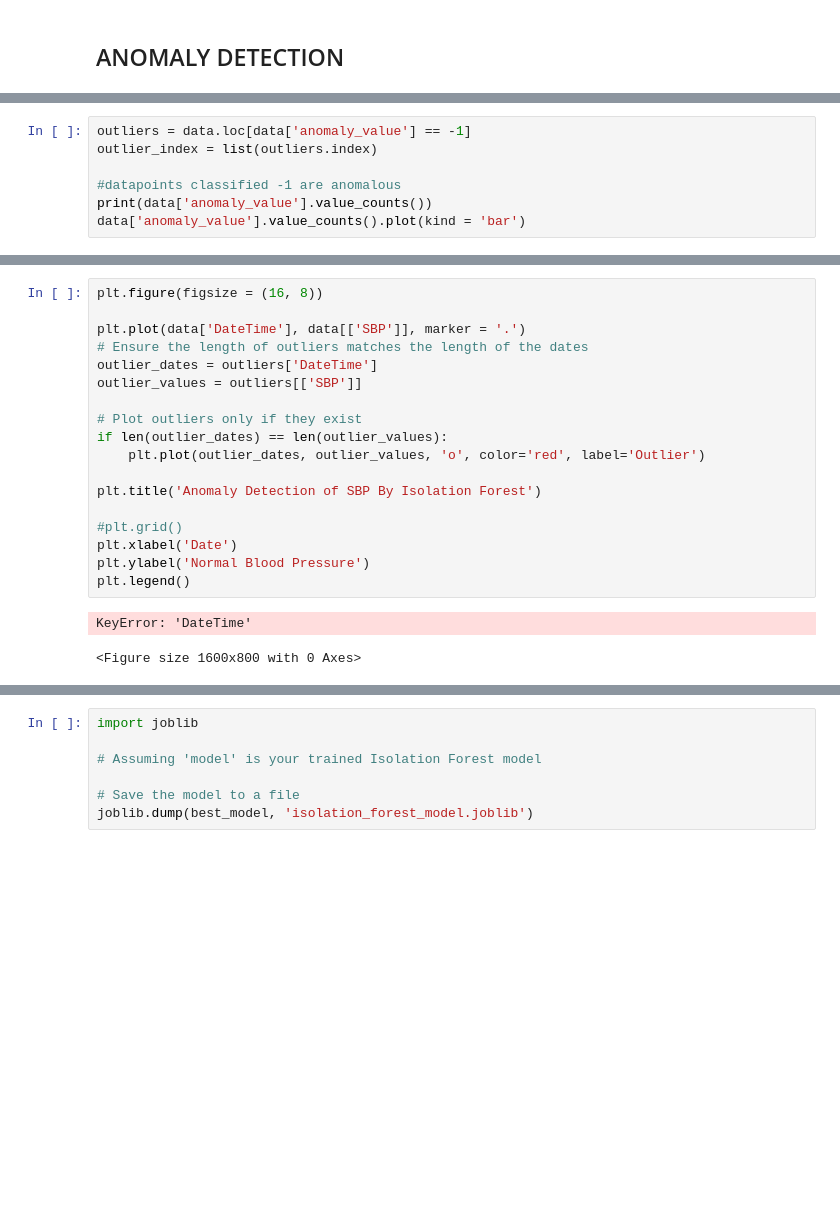
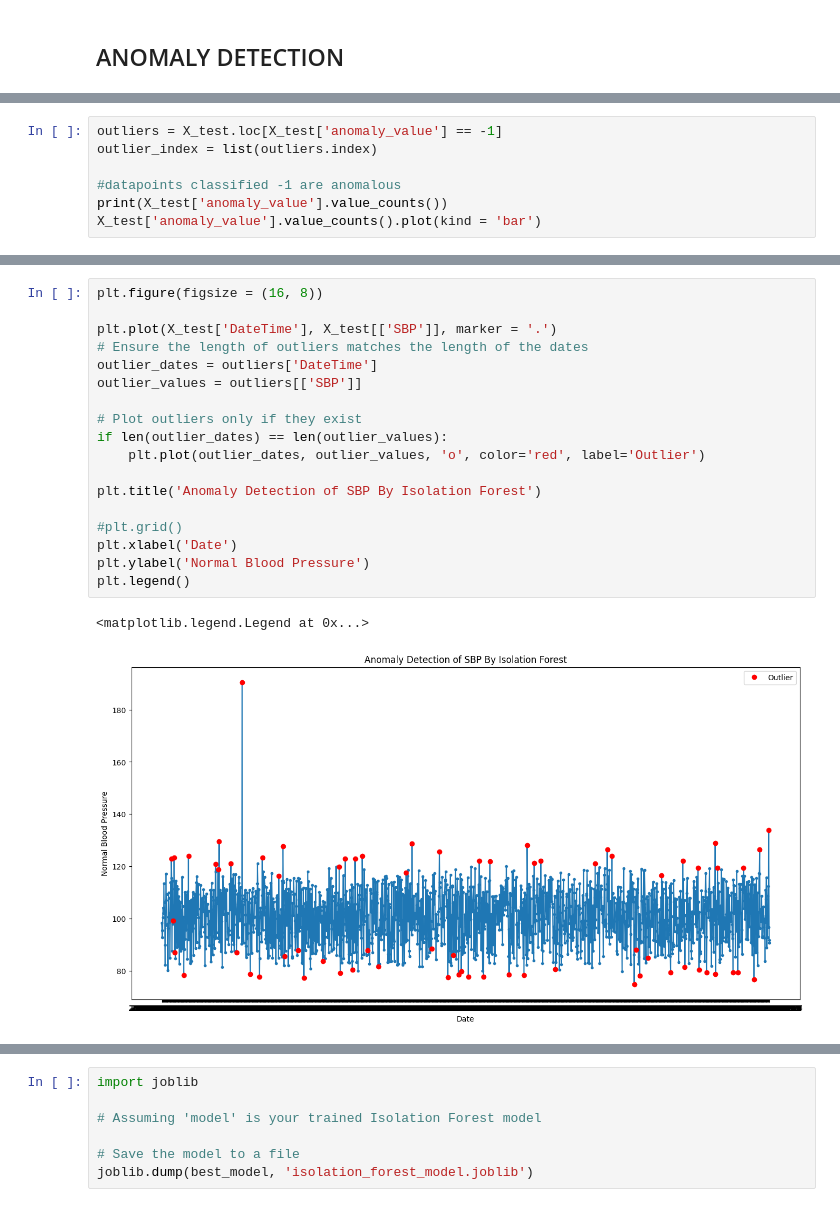
Before and after one commit to rahmajerbi/Quadramind, a Jupyter notebook: Kafka/IsolationForestAnomalyTrain.ipynb, the cells around one changed output, grey strips where cells are left out. Cells and saved outputs as stored; diff of their text form; blank space fills up the shorter version.

```diff
--- a/Kafka/IsolationForestAnomalyTrain.ipynb
+++ b/Kafka/IsolationForestAnomalyTrain.ipynb
@@ -247,9 +281,9 @@ data.head()
 # %%
-outliers = data.loc[data['anomaly_value'] == -1]
+outliers = X_test.loc[X_test['anomaly_value'] == -1]
 outlier_index = list(outliers.index)
 
 #datapoints classified -1 are anomalous
-print(data['anomaly_value'].value_counts())
-data['anomaly_value'].value_counts().plot(kind = 'bar')
+print(X_test['anomaly_value'].value_counts())
+X_test['anomaly_value'].value_counts().plot(kind = 'bar')
 # %% [output]
 anomaly_value
@@ -261,24 +295,24 @@ Name: count, dtype: int64
 # %%
 plt.figure(figsize = (16, 8))
 
-plt.plot(data['DateTime'], data[['SBP']], marker = '.')
+plt.plot(X_test['DateTime'], X_test[['SBP']], marker = '.')
 # Ensure the length of outliers matches the length of the dates
 outlier_dates = outliers['DateTime']
 outlier_values = outliers[['SBP']]
 
 # Plot outliers only if they exist
 if len(outlier_dates) == len(outlier_values):
     plt.plot(outlier_dates, outlier_values, 'o', color='red', label='Outlier')
 
 plt.title('Anomaly Detection of SBP By Isolation Forest')
 
 #plt.grid()
 plt.xlabel('Date')
 plt.ylabel('Normal Blood Pressure')
 plt.legend()
 # %% [output]
-KeyError: 'DateTime'
+<matplotlib.legend.Legend at 0x...>
-<Figure size 1600x800 with 0 Axes>
+[figure, added]
 # %%
 plt.figure(figsize = (16, 8))
 
```
Also changed, not shown: parts of 22 cells of this notebook, 19 other files.
